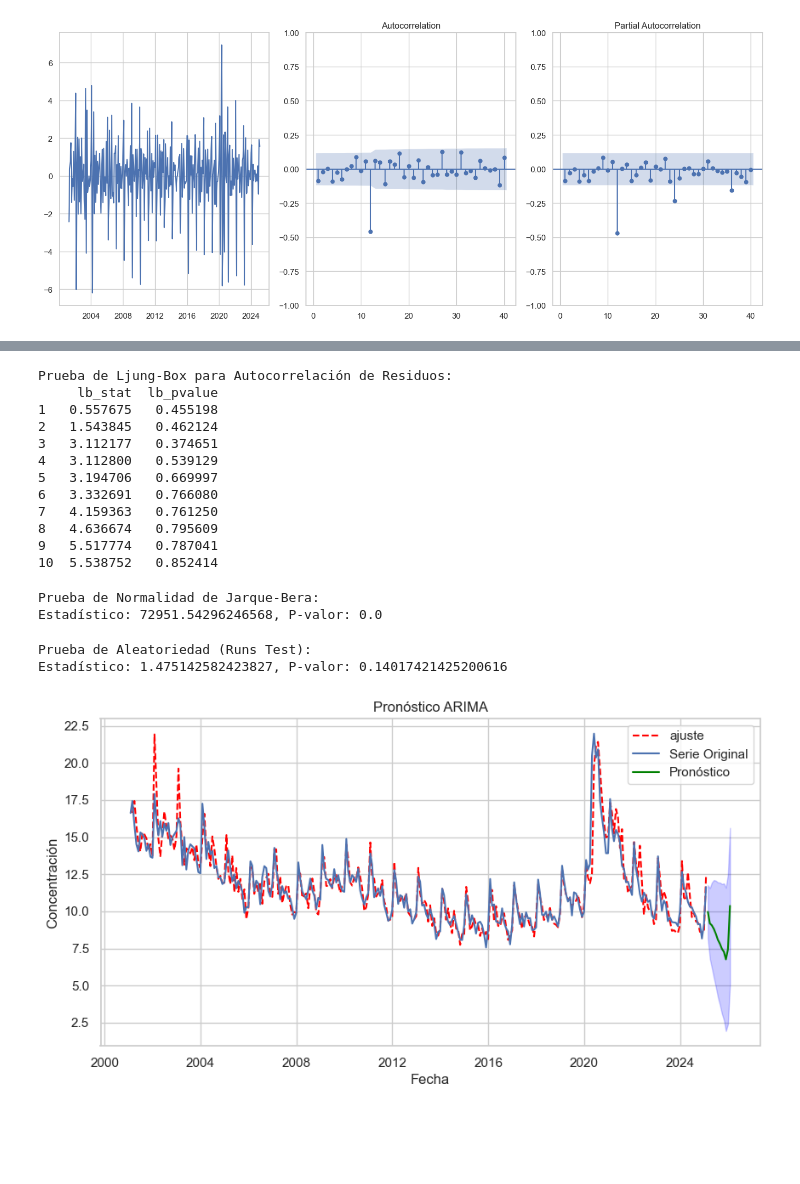
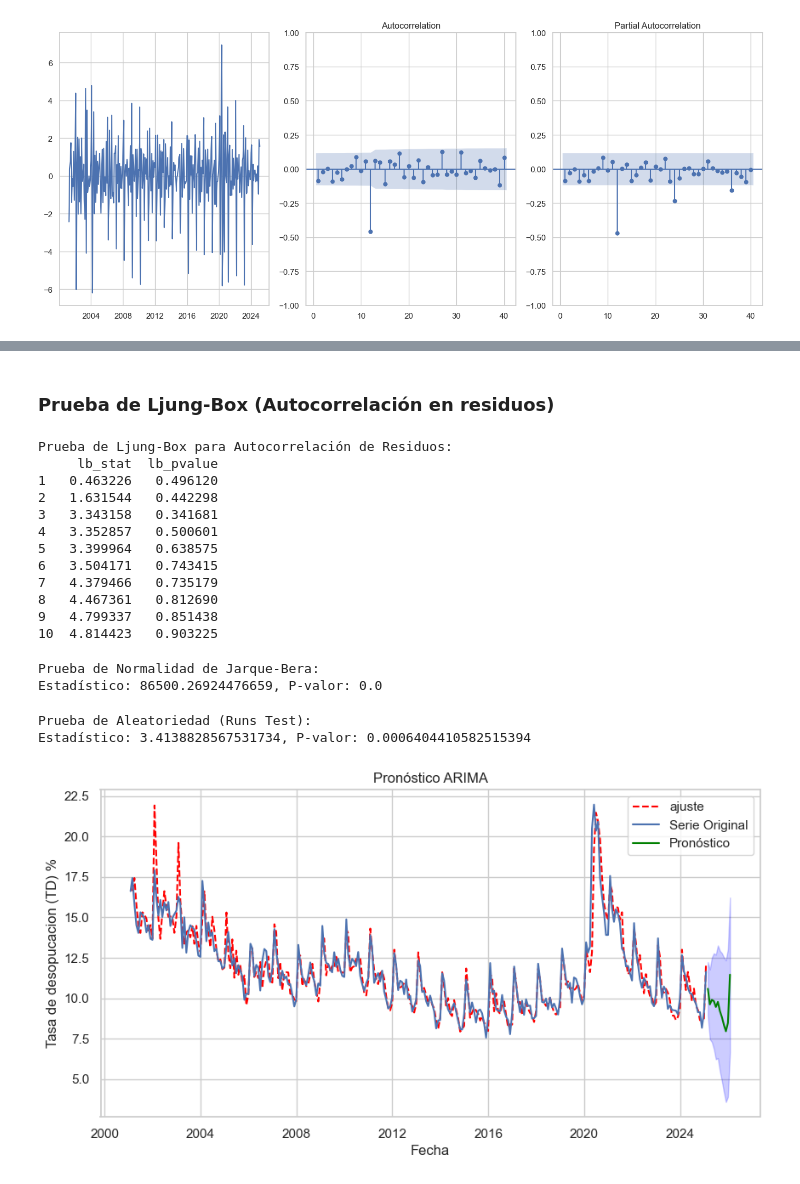
Before and after one commit to Wilsonsr/Series-de-Tiempo, a Jupyter notebook: Cuadernos Python/SARIMA.ipynb, the cells around one changed output, grey strips where cells are left out. Saved outputs shown, nothing was run; the diff lists cells and outputs as text; code cells hidden in the pictures; blank space fills up the shorter version.

```diff
--- a/Cuadernos Python/SARIMA.ipynb
+++ b/Cuadernos Python/SARIMA.ipynb
@@ -371,7 +397,7 @@ plt.show()
 # %% [output]
 [figure]
 # %%
-modelo_1 =ARIMA(z1, order=(4, 1, 0) , seasonal_order=(3,1,0,12)).fit()
+modelo_1 =ARIMA(z1, order=(4, 1, 0) , seasonal_order=(1,1,1,12)).fit()
 # %%
 modelo_1.summary()
 # %% [output]
@@ -432,21 +457,22 @@ plt.show()
+# %% [markdown]
+###  Prueba de Ljung-Box (Autocorrelación en residuos)
 # %%
-# Prueba de Ljung-Box (Autocorrelación en residuos)
 lb_test = acorr_ljungbox(residuals,  return_df=True)
 print("\nPrueba de Ljung-Box para Autocorrelación de Residuos:")
 print(lb_test)
 # %% [output]
 Prueba de Ljung-Box para Autocorrelación de Residuos:
      lb_stat  lb_pvalue
-1   0.557675   0.455198
-2   1.543845   0.462124
-3   3.112177   0.374651
-4   3.112800   0.539129
-5   3.194706   0.669997
-6   3.332691   0.766080
-7   4.159363   0.761250
-8   4.636674   0.795609
-9   5.517774   0.787041
-10  5.538752   0.852414
+1   0.463226   0.496120
+2   1.631544   0.442298
+3   3.343158   0.341681
+4   3.352857   0.500601
+5   3.399964   0.638575
+6   3.504171   0.743415
+7   4.379466   0.735179
+8   4.467361   0.812690
+9   4.799337   0.851438
+10  4.814423   0.903225
 # %%
 # Prueba de Normalidad de Jarque-Bera
 jb_stat, jb_pvalue = jarque_bera(residuals)
@@ -454,7 +480,7 @@ print("\nPrueba de Normalidad de Jarque-Bera:")
 print(f"Estadístico: {jb_stat}, P-valor: {jb_pvalue}")
 # %% [output]
 Prueba de Normalidad de Jarque-Bera:
-Estadístico: 72951.54296246568, P-valor: 0.0
+Estadístico: 86500.26924476659, P-valor: 0.0
 # %%
 # Prueba de Aleatoriedad (Runs Test)
 runs_stat, runs_pvalue = runstest_1samp(residuals)
@@ -462,25 +488,25 @@ print("\nPrueba de Aleatoriedad (Runs Test):")
 print(f"Estadístico: {runs_stat}, P-valor: {runs_pvalue}")
 # %% [output]
 Prueba de Aleatoriedad (Runs Test):
-Estadístico: 1.475142582423827, P-valor: 0.14017421425200616
+Estadístico: 3.4138828567531734, P-valor: 0.0006404410582515394
 # %%
 # Pronóstico del modelo
 forecast_horizon = 12
 forecast_result = modelo_1.get_forecast(steps=forecast_horizon)
 forecast_mean = forecast_result.predicted_mean
 forecast_ci = forecast_result.conf_int()
 
 plt.figure(figsize=(10, 5))
 plt.plot(modelo_1.fittedvalues.index[1:], modelo_1.fittedvalues[1:], color="red", linestyle="dashed", label="ajuste")
 # Graficar el pronóstico
 plt.plot(z1, label="Serie Original")
 plt.plot(forecast_mean, color="green", label="Pronóstico")
 plt.fill_between(forecast_ci.index, forecast_ci.iloc[:, 0], forecast_ci.iloc[:, 1], color="blue", alpha=0.2)
 plt.title("Pronóstico ARIMA")
 plt.xlabel("Fecha")
-plt.ylabel("Concentración")
+plt.ylabel("Tasa de desopucacion (TD) %")
 plt.legend()
 plt.grid(True)
 plt.show()
 # %% [output]
-[figure, old version]
+[figure, new version]
```
Also changed, not shown: parts of 22 cells of this notebook.
